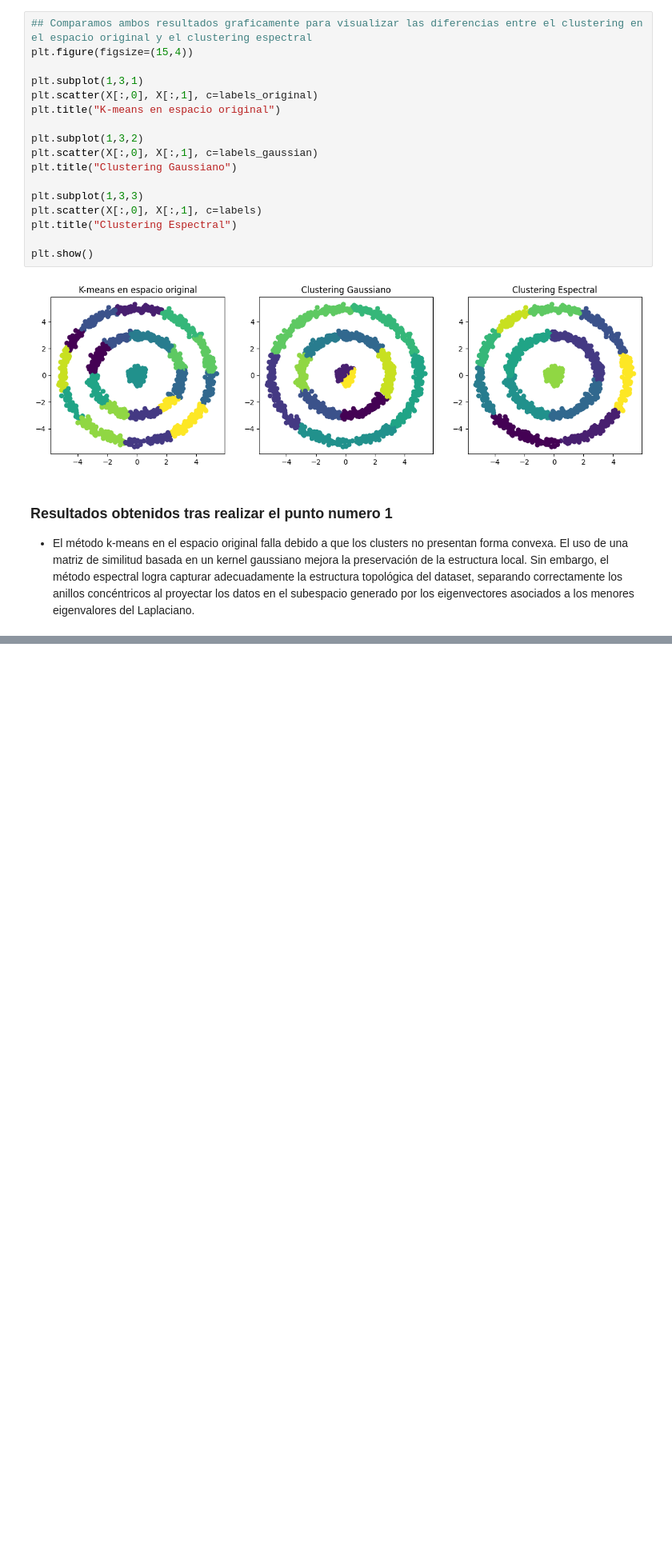
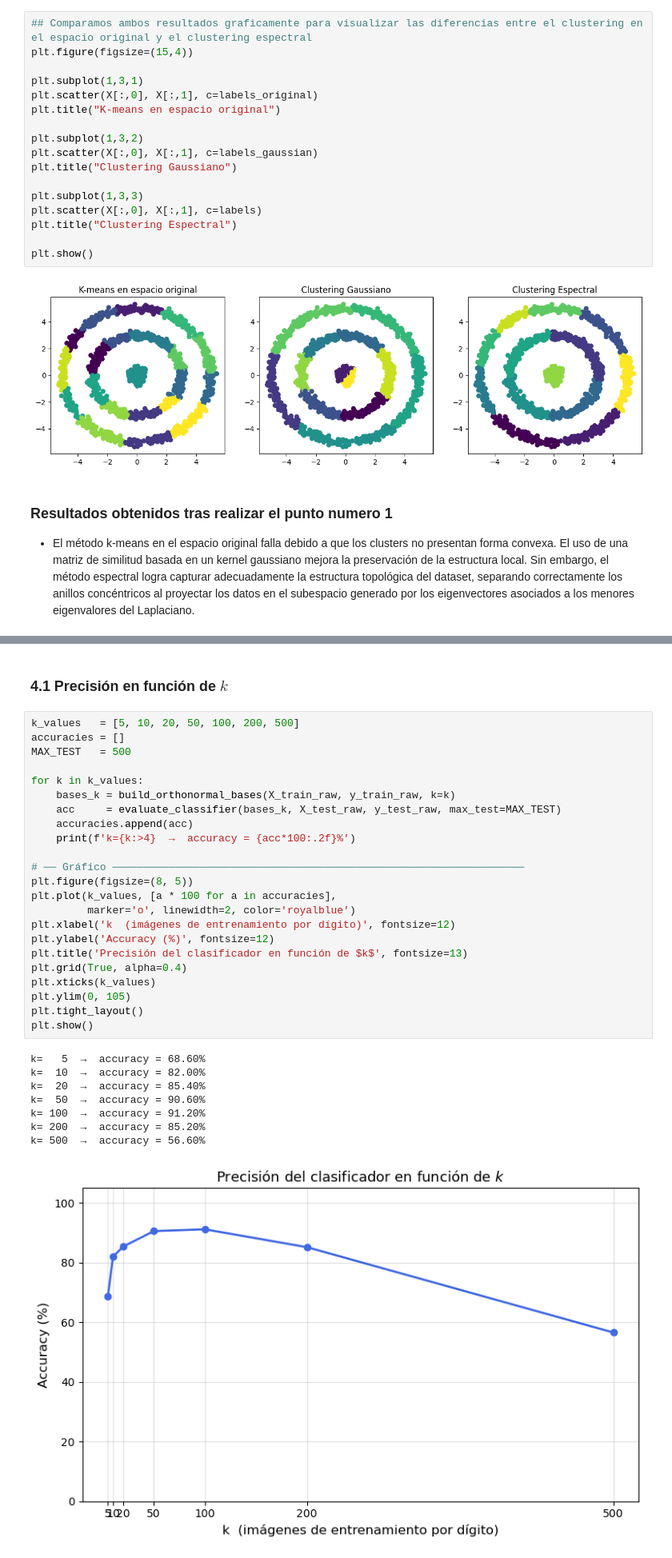
Before and after one commit to Jvelasquez980/Examen2-MatApl, a Jupyter notebook: examen.ipynb, the cells around one changed output, grey strips where cells are left out. Shown at 80% size. Cells and saved outputs as stored; diff of their text form; blank space fills up the shorter version.

```diff
--- a/examen.ipynb
+++ b/examen.ipynb
@@ -184,0 +409,34 @@ plt.show()
+# %% [markdown]
+### 4.1 Precisión en función de $k$
+# %%
+k_values   = [5, 10, 20, 50, 100, 200, 500]
+accuracies = []
+MAX_TEST   = 500
+
+for k in k_values:
+    bases_k = build_orthonormal_bases(X_train_raw, y_train_raw, k=k)
+    acc     = evaluate_classifier(bases_k, X_test_raw, y_test_raw, max_test=MAX_TEST)
+    accuracies.append(acc)
+    print(f'k={k:>4}  →  accuracy = {acc*100:.2f}%')
+
+# ── Gráfico ──────────────────────────────────────────────────────────────────
+plt.figure(figsize=(8, 5))
+plt.plot(k_values, [a * 100 for a in accuracies],
+         marker='o', linewidth=2, color='royalblue')
+plt.xlabel('k  (imágenes de entrenamiento por dígito)', fontsize=12)
+plt.ylabel('Accuracy (%)', fontsize=12)
+plt.title('Precisión del clasificador en función de $k$', fontsize=13)
+plt.grid(True, alpha=0.4)
+plt.xticks(k_values)
+plt.ylim(0, 105)
+plt.tight_layout()
+plt.show()
+# %% [output]
+k=   5  →  accuracy = 68.60%
+k=  10  →  accuracy = 82.00%
+k=  20  →  accuracy = 85.40%
+k=  50  →  accuracy = 90.60%
+k= 100  →  accuracy = 91.20%
+k= 200  →  accuracy = 85.20%
+k= 500  →  accuracy = 56.60%
+[figure, added]
```
Also changed, not shown: parts of 18 cells of this notebook, 4 other files.
